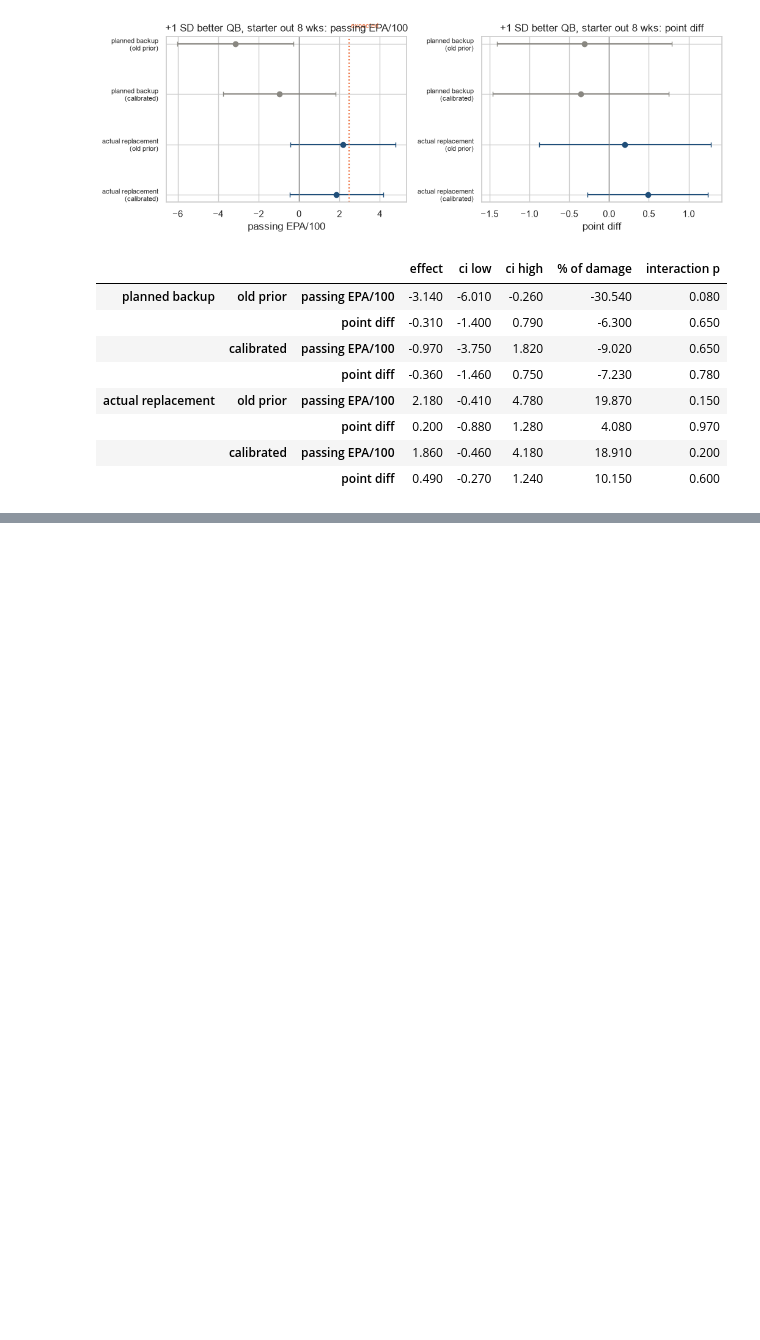
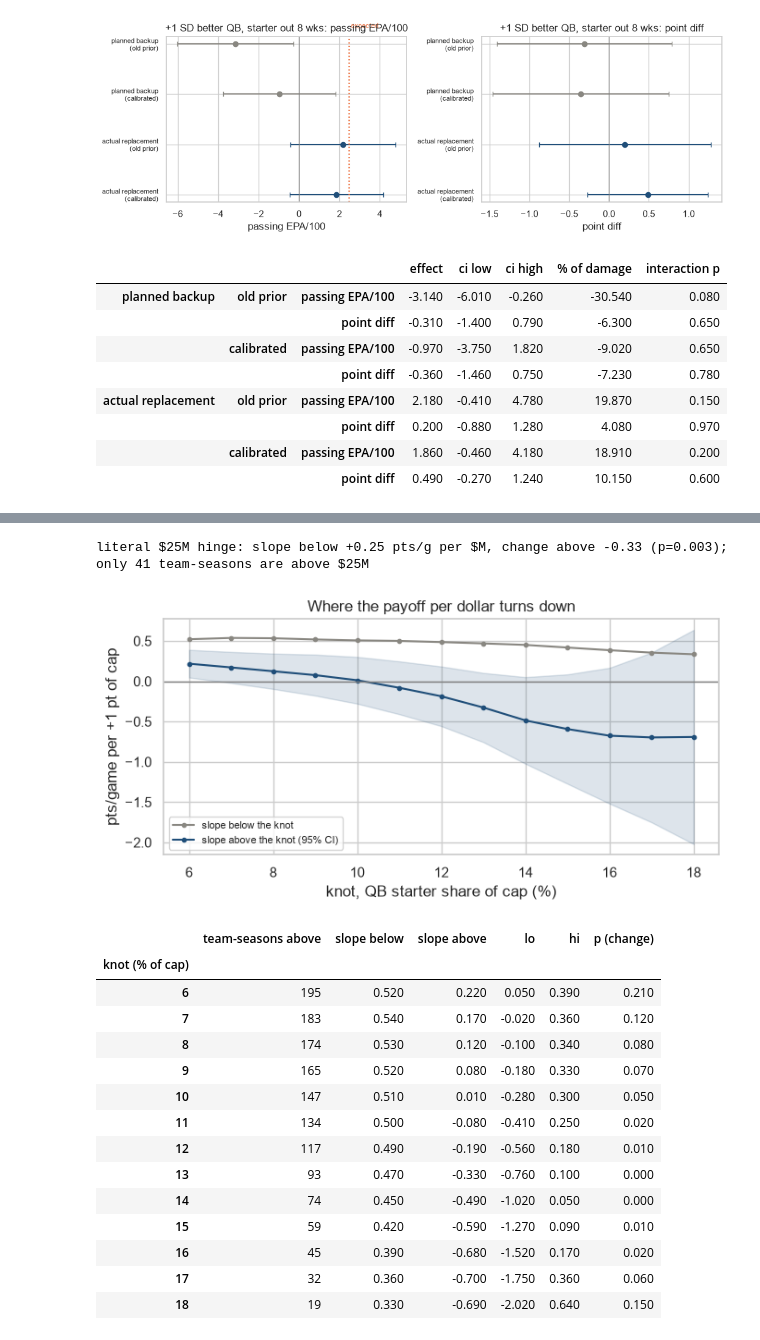
Before and after one commit to noahfighter883/nfl-position-value, a Jupyter notebook: analysis.ipynb, the cells around one changed output, grey strips where cells are left out. Saved outputs shown, nothing was run; the diff lists cells and outputs as text; code cells hidden in the pictures; blank space fills up the shorter version.

Commit message:
Test whether QB returns flatten at the top: diminishing above ~14% of cap
Co-Authored-By: Claude Sonnet 5.5 <noreply@anthropic.com>

```diff
--- a/analysis.ipynb
+++ b/analysis.ipynb
@@ -1069,0 +1112,19 @@ calibrated prior among replacements with 100+ plays: slope 0.99, 1 SD = 4.4; mec
+# %%
+# the pre-specified test: add a squared term. A negative squared term means the payoff per extra dollar shrinks as the QB's share rises.
+CTRL = " + ".join(f"{p}_st" for p in POS if p != "QB") + " + ST_pct"
+ts["qb_sq"] = ts.QB_st ** 2 / 10
+avg25 = ts[ts.season == 2025].tracked_cap_m.mean()
+rows = []
+for data, dlab in [(ts, "all QBs"), (ts[ts.rookie == 0], "veteran-deal QBs only")]:
+    for y, ylab in [("pt_diff_pg", "point diff"), ("off", "offense EPA"), ("off_pass", "passing EPA")]:
+        for spec, rhs in [("simple", "QB_st + qb_sq"), ("with controls", "QB_st + qb_sq + " + CTRL)]:
+            if dlab != "all QBs" and (ylab != "point diff" or spec != "simple"): continue
+            m = fit(f"{y} ~ {rhs}", data); b1, b2 = m.params["QB_st"], m.params["qb_sq"]
+            turn = -b1 / (2 * b2 / 10) if b2 < 0 else np.nan
+            rows.append({"sample": dlab, "outcome": ylab, "model": spec, "linear": b1, "squared (x10)": b2, "p (squared)": m.pvalues["qb_sq"],
+                         "turning point (% of cap)": turn, "= $M at 2025 avg cap": turn / 100 * avg25})
+curv = pd.DataFrame(rows).set_index(["sample", "outcome", "model"])
+aic = {lab: smf.ols(f"pt_diff_pg ~ {rhs} + {CTRL} + C(season)", ts).fit().aic for lab, rhs in
+       [("linear", "QB_st"), ("quadratic", "QB_st + qb_sq"), ("cubic", "QB_st + qb_sq + I(QB_st**3/100)"), ("spline (4 df)", "cr(QB_st, df=4, constraints='center')")]}
+print("AIC (lower is better), point diff with controls:", {k: round(v, 1) for k, v in aic.items()})
+curv.round(3)
@@ -1069,0 +1142,36 @@ calibrated prior among replacements with 100+ plays: slope 0.99, 1 SD = 4.4; mec
+# %%
+# the "knee" version: how does the slope change above a given share? Scanning several knots flatters the best one, so this is a picture of
+# where the slope turns down, not a separate test (the squared term above is the single pre-planned test).
+scan = []
+for k in range(6, 19):
+    ts["hinge"] = np.maximum(ts.QB_st - k, 0); m = fit("pt_diff_pg ~ QB_st + hinge + " + CTRL)
+    w = np.array([1.0 if n in ("QB_st", "hinge") else 0.0 for n in m.params.index]); est = (w * m.params.values).sum(); se = np.sqrt(w @ m.cov_params().values @ w)
+    scan.append({"knot (% of cap)": k, "team-seasons above": int((ts.QB_st > k).sum()), "slope below": m.params["QB_st"], "slope above": est,
+                 "lo": est - 1.96 * se, "hi": est + 1.96 * se, "p (change)": m.pvalues["hinge"]})
+scan = pd.DataFrame(scan).set_index("knot (% of cap)")
+ts["hinge_m"] = np.maximum(ts.QB_starter - 25, 0); mm = fit("pt_diff_pg ~ QB_starter + hinge_m + " + CTRL)
+print(f"literal $25M hinge: slope below {mm.params['QB_starter']:+.2f} pts/g per $M, change above {mm.params['hinge_m']:+.2f} (p={mm.pvalues['hinge_m']:.3f}); only {(ts.QB_starter > 25).sum()} team-seasons are above $25M")
+fig, ax = plt.subplots(figsize=(7, 3.6))
+ax.plot(scan.index, scan["slope below"], color="#898781", marker="o", ms=3, label="slope below the knot")
+ax.fill_between(scan.index, scan.lo, scan.hi, color="#1f4e79", alpha=.15); ax.plot(scan.index, scan["slope above"], color="#1f4e79", marker="o", ms=3, label="slope above the knot (95% CI)")
+ax.axhline(0, color="grey", lw=1); ax.set(xlabel="knot, QB starter share of cap (%)", ylabel="pts/game per +1 pt of cap", title="Where the payoff per dollar turns down"); ax.legend(fontsize=8)
+plt.tight_layout(); plt.show()
+scan.round(2)
+# %% [output]
+literal $25M hinge: slope below +0.25 pts/g per $M, change above -0.33 (p=0.003); only 41 team-seasons are above $25M
+[figure, added]
+|  | team-seasons above | slope below | slope above | lo | hi | p (change) |
+| knot (% of cap) |  |  |  |  |  |  |
+| 6 | 195 | 0.520 | 0.220 | 0.050 | 0.390 | 0.210 |
+| 7 | 183 | 0.540 | 0.170 | -0.020 | 0.360 | 0.120 |
+| 8 | 174 | 0.530 | 0.120 | -0.100 | 0.340 | 0.080 |
+| 9 | 165 | 0.520 | 0.080 | -0.180 | 0.330 | 0.070 |
+| 10 | 147 | 0.510 | 0.010 | -0.280 | 0.300 | 0.050 |
+| 11 | 134 | 0.500 | -0.080 | -0.410 | 0.250 | 0.020 |
+| 12 | 117 | 0.490 | -0.190 | -0.560 | 0.180 | 0.010 |
+| 13 | 93 | 0.470 | -0.330 | -0.760 | 0.100 | 0.000 |
+| 14 | 74 | 0.450 | -0.490 | -1.020 | 0.050 | 0.000 |
+| 15 | 59 | 0.420 | -0.590 | -1.270 | 0.090 | 0.010 |
+| 16 | 45 | 0.390 | -0.680 | -1.520 | 0.170 | 0.020 |
+| 17 | 32 | 0.360 | -0.700 | -1.750 | 0.360 | 0.060 |
+| 18 | 19 | 0.330 | -0.690 | -2.020 | 0.640 | 0.150 |
```
Also changed, not shown: parts of 6 cells of this notebook, 3 other files.
